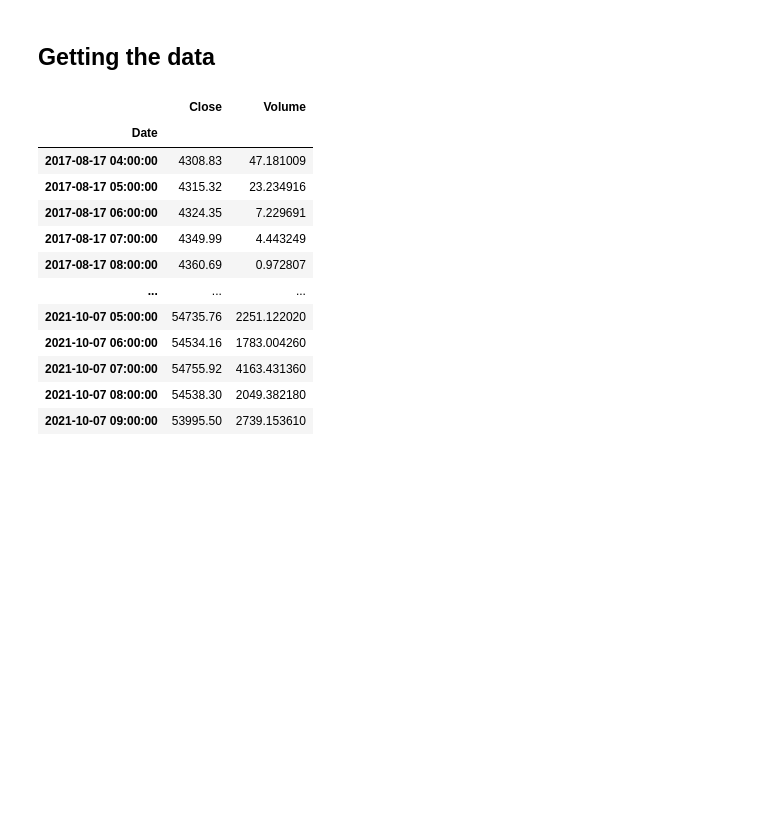
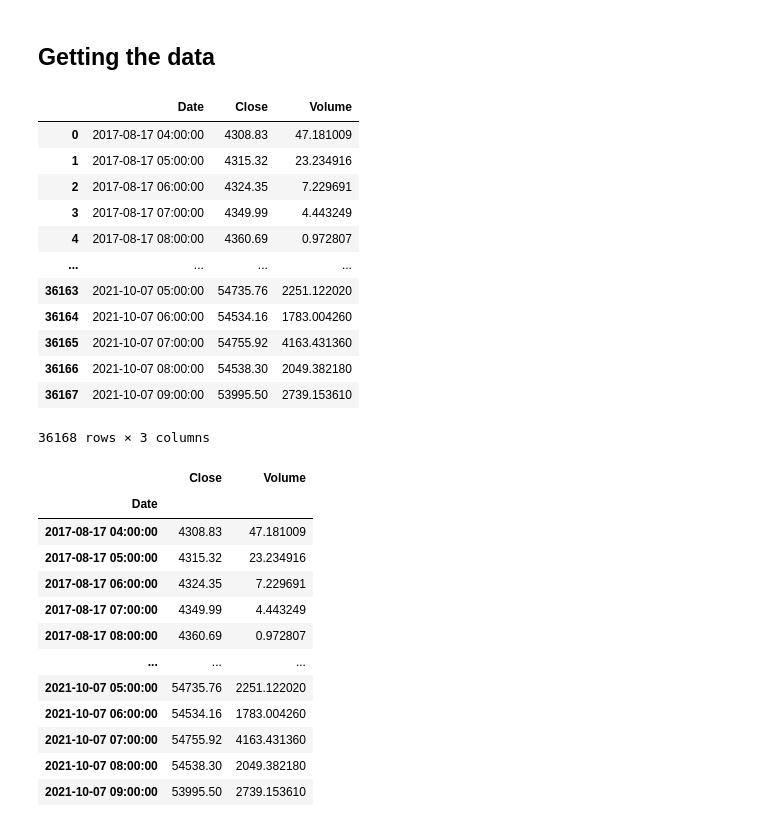
Before and after one commit to mynamerahulkumar/cryptoalgotradingyt, a Jupyter notebook: 1binancecryptoalgotrading/1cryptotradingfundamental/1Strategy_Introduction.ipynb, the cells around one changed output. Saved outputs shown, nothing was run; the diff lists cells and outputs as text; code cells hidden in the pictures; blank space fills up the shorter version.

```diff
--- a/1binancecryptoalgotrading/1cryptotradingfundamental/1Strategy_Introduction.ipynb
+++ b/1binancecryptoalgotrading/1cryptotradingfundamental/1Strategy_Introduction.ipynb
@@ -7,6 +7,23 @@ import pandas as pd
 import numpy as np
 import matplotlib.pyplot as plt
 plt.style.use("seaborn-v0_8")
+# %%
+data = pd.read_csv("bitcoin.csv", parse_dates = ["Date"])
+data
+# %% [output]
+|  | Date | Close | Volume |
+| 0 | 2017-08-17 04:00:00 | 4308.83 | 47.181009 |
+| 1 | 2017-08-17 05:00:00 | 4315.32 | 23.234916 |
+| 2 | 2017-08-17 06:00:00 | 4324.35 | 7.229691 |
+| 3 | 2017-08-17 07:00:00 | 4349.99 | 4.443249 |
+| 4 | 2017-08-17 08:00:00 | 4360.69 | 0.972807 |
+| ... | ... | ... | ... |
+| 36163 | 2021-10-07 05:00:00 | 54735.76 | 2251.122020 |
+| 36164 | 2021-10-07 06:00:00 | 54534.16 | 1783.004260 |
+| 36165 | 2021-10-07 07:00:00 | 54755.92 | 4163.431360 |
+| 36166 | 2021-10-07 08:00:00 | 54538.30 | 2049.382180 |
+| 36167 | 2021-10-07 09:00:00 | 53995.50 | 2739.153610 |
+36168 rows × 3 columns
 # %%
 data = pd.read_csv("bitcoin.csv", parse_dates = ["Date"], index_col = "Date")
 data
```
Also changed, not shown: parts of 12 cells of this notebook.
